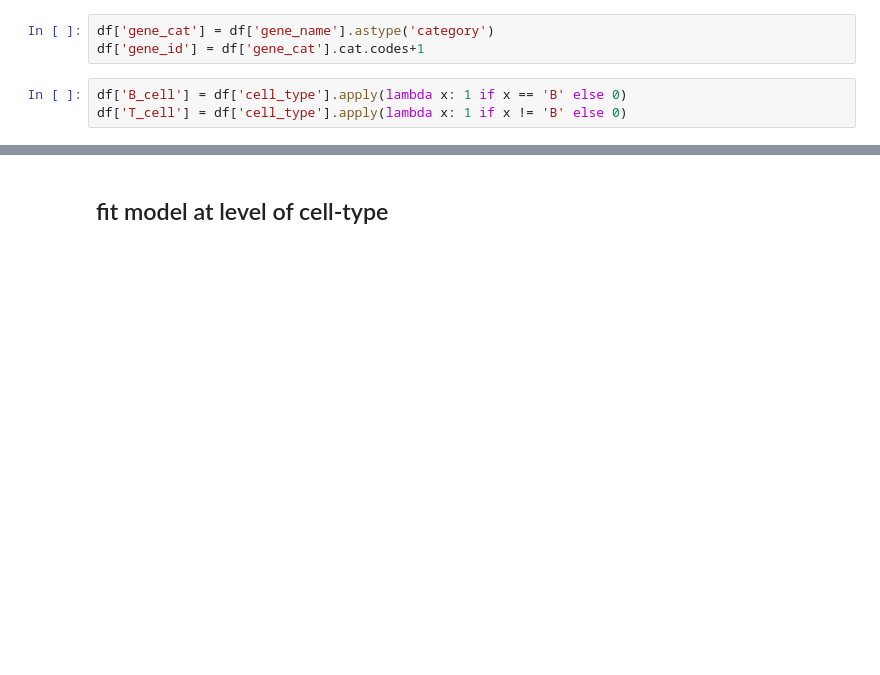
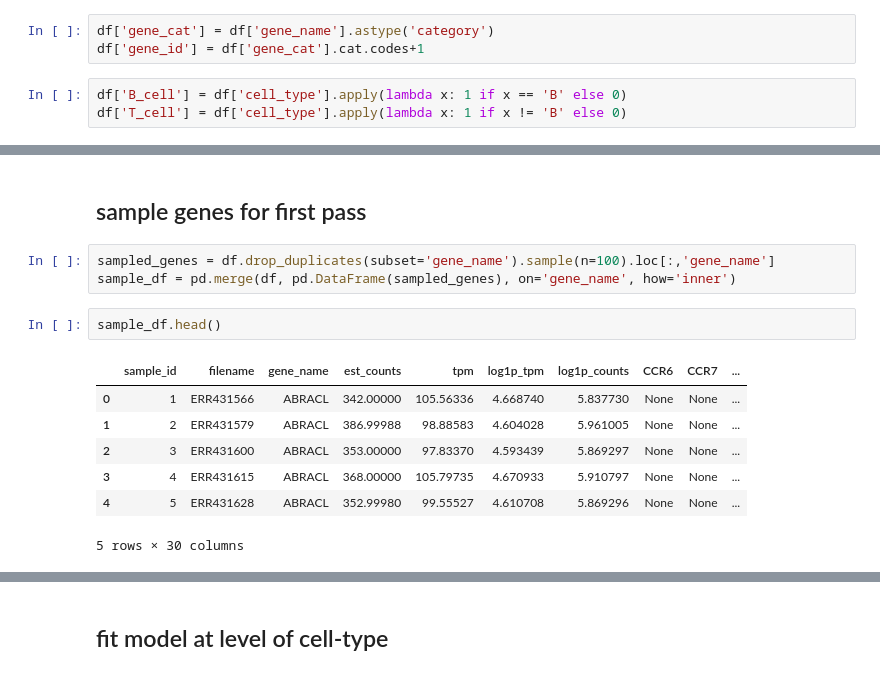
Before and after one commit to hammerlab/immune-infiltrate-explorations, a Jupyter notebook: behavior_of_rnaseq_data/0.8 first model (jacki).ipynb, the cells around one changed output, grey strips where cells are left out. Saved outputs shown, nothing was run; the diff lists cells and outputs as text; blank space fills up the shorter version.

```diff
--- a/behavior_of_rnaseq_data/0.8 first model (jacki).ipynb
+++ b/behavior_of_rnaseq_data/0.8 first model (jacki).ipynb
@@ -46,0 +39,15 @@ df.head()
+# %% [markdown]
+## sample genes for first pass
+# %%
+sampled_genes = df.drop_duplicates(subset='gene_name').sample(n=100).loc[:,'gene_name']
+sample_df = pd.merge(df, pd.DataFrame(sampled_genes), on='gene_name', how='inner')
+# %%
+sample_df.head()
+# %% [output]
+|  | sample_id | filename | gene_name | est_counts | tpm | log1p_tpm | log1p_counts | CCR6 | CCR7 | ... |
+| 0 | 1 | ERR431566 | ABRACL | 342.00000 | 105.56336 | 4.668740 | 5.837730 | None | None | ... |
+| 1 | 2 | ERR431579 | ABRACL | 386.99988 | 98.88583 | 4.604028 | 5.961005 | None | None | ... |
+| 2 | 3 | ERR431600 | ABRACL | 353.00000 | 97.83370 | 4.593439 | 5.869297 | None | None | ... |
+| 3 | 4 | ERR431615 | ABRACL | 368.00000 | 105.79735 | 4.670933 | 5.910797 | None | None | ... |
+| 4 | 5 | ERR431628 | ABRACL | 352.99980 | 99.55527 | 4.610708 | 5.869296 | None | None | ... |
+5 rows × 30 columns
```
Also changed, not shown: parts of 10 cells of this notebook, 8 other files.
